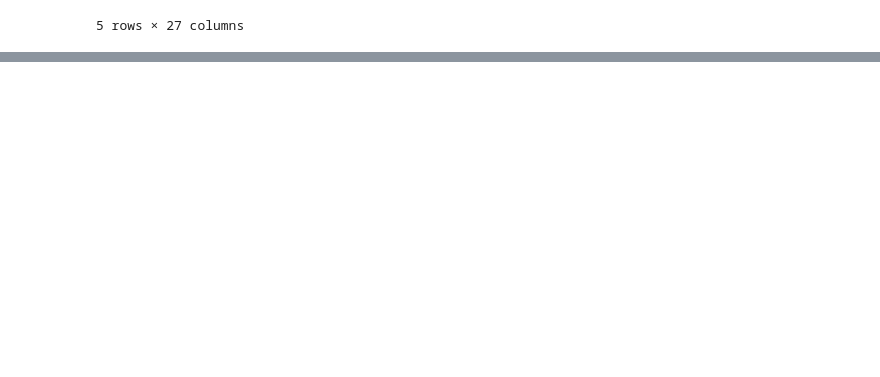
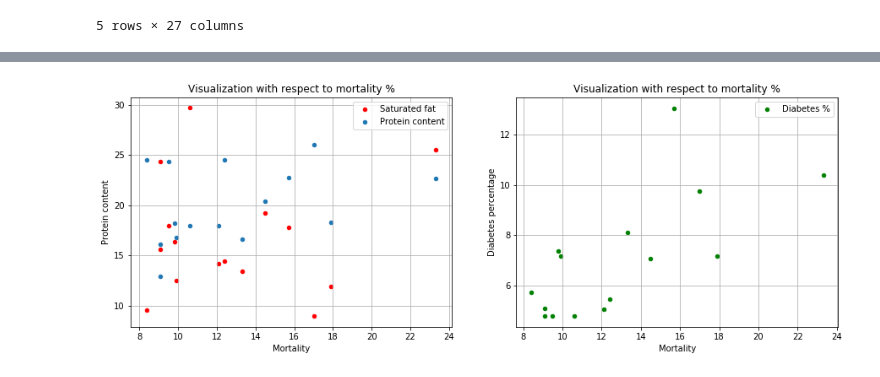
Before and after one commit to ada-food-recipes/food-recipes, a Jupyter notebook: Final_notebook.ipynb, the cells around one changed output, grey strips where cells are left out. Cells and saved outputs as stored; diff of their text form; code cells hidden in the pictures; blank space fills up the shorter version.

```diff
--- a/Nutriscore Calculations.ipynb
+++ b/Final_notebook.ipynb
@@ -383,0 +1282,9 @@ Full.iloc[labels == 1]
+# %%
+#Visualization with respect to mortality
+fig, axes = plt.subplots(nrows=1, ncols=2,figsize=(15,5))
+
+ax1 = result_region.plot(kind = 'scatter', ax=axes[0], x = 'Mortality', y = 'Saturated fat', label = 'Saturated fat', color = 'r', grid = True, title = "Visualization with respect to mortality %")
+ax2 = result_region.plot(kind = 'scatter', x = 'Mortality', y = 'Protein content', label = 'Protein content', ax = axes[0], grid = True)
+ax3 = result_region.plot(kind = 'scatter', x = 'Mortality', y = 'Diabetes percentage', label = 'Diabetes %', ax = axes[1], color = 'g', grid = True, title = "Visualization with respect to mortality %")
+# %% [output]
+[figure, added]
```
Also changed, not shown: parts of 95 cells of this notebook, 2 other files.
